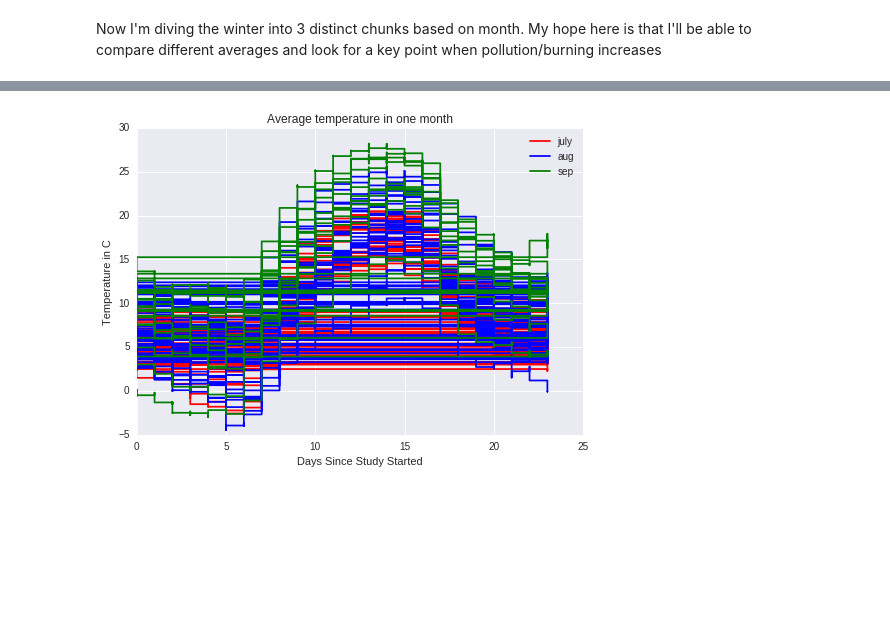
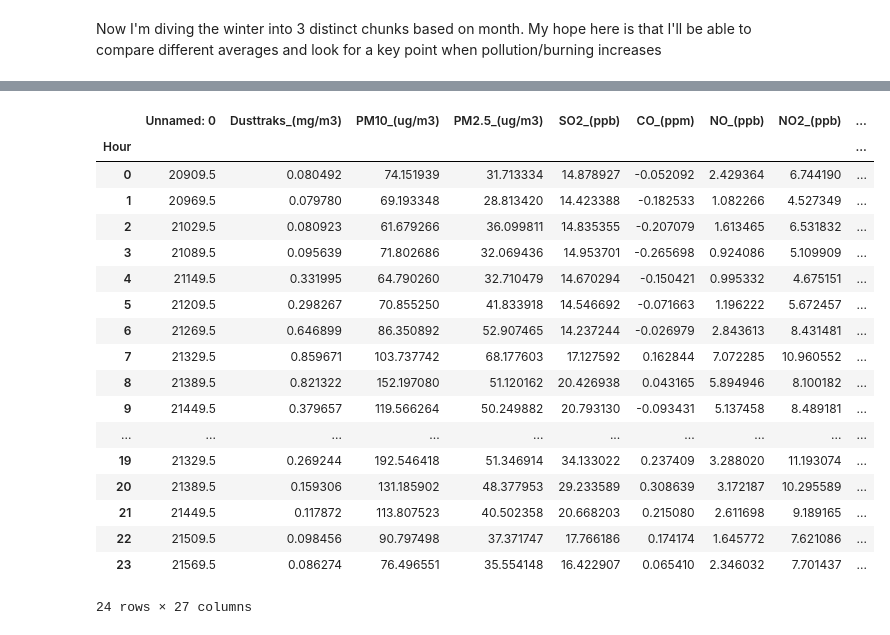
Before and after one commit to BrennaManning/DataScience2016FP, a Jupyter notebook: Beginnings-Mack.ipynb, the cells around one changed output, grey strips where cells are left out. Drawn from its saved outputs; the diff is of its cells as text; code cells hidden in the pictures; blank space fills up the shorter version.

```diff
--- a/Beginnings-Mack.ipynb
+++ b/Beginnings-Mack.ipynb
@@ -203,6 +215,25 @@ def plot_all_months(df,df2,df3,header1,header2):
     plt.title('Average temperature in one month')
     plt.show()
 # %%
-plot_all_months(julydf, augustdf, sepdf, 'Hour', 'Temperature_(degC)')
+#plot_all_months(julydf, augustdf, sepdf, 'Hour', 'Temperature_(degC)')
+julydf.groupby('Hour').mean()
 # %% [output]
-[figure, removed]
+|  | Unnamed: 0 | Dusttraks_(mg/m3) | PM10_(ug/m3) | PM2.5_(ug/m3) | SO2_(ppb) | CO_(ppm) | NO_(ppb) | NO2_(ppb) | ... |
+| Hour |  |  |  |  |  |  |  |  | ... |
+| 0 | 20909.5 | 0.080492 | 74.151939 | 31.713334 | 14.878927 | -0.052092 | 2.429364 | 6.744190 | ... |
+| 1 | 20969.5 | 0.079780 | 69.193348 | 28.813420 | 14.423388 | -0.182533 | 1.082266 | 4.527349 | ... |
+| 2 | 21029.5 | 0.080923 | 61.679266 | 36.099811 | 14.835355 | -0.207079 | 1.613465 | 6.531832 | ... |
+| 3 | 21089.5 | 0.095639 | 71.802686 | 32.069436 | 14.953701 | -0.265698 | 0.924086 | 5.109909 | ... |
+| 4 | 21149.5 | 0.331995 | 64.790260 | 32.710479 | 14.670294 | -0.150421 | 0.995332 | 4.675151 | ... |
+| 5 | 21209.5 | 0.298267 | 70.855250 | 41.833918 | 14.546692 | -0.071663 | 1.196222 | 5.672457 | ... |
+| 6 | 21269.5 | 0.646899 | 86.350892 | 52.907465 | 14.237244 | -0.026979 | 2.843613 | 8.431481 | ... |
+| 7 | 21329.5 | 0.859671 | 103.737742 | 68.177603 | 17.127592 | 0.162844 | 7.072285 | 10.960552 | ... |
+| 8 | 21389.5 | 0.821322 | 152.197080 | 51.120162 | 20.426938 | 0.043165 | 5.894946 | 8.100182 | ... |
+| 9 | 21449.5 | 0.379657 | 119.566264 | 50.249882 | 20.793130 | -0.093431 | 5.137458 | 8.489181 | ... |
+| ... | ... | ... | ... | ... | ... | ... | ... | ... | ... |
+| 19 | 21329.5 | 0.269244 | 192.546418 | 51.346914 | 34.133022 | 0.237409 | 3.288020 | 11.193074 | ... |
+| 20 | 21389.5 | 0.159306 | 131.185902 | 48.377953 | 29.233589 | 0.308639 | 3.172187 | 10.295589 | ... |
+| 21 | 21449.5 | 0.117872 | 113.807523 | 40.502358 | 20.668203 | 0.215080 | 2.611698 | 9.189165 | ... |
+| 22 | 21509.5 | 0.098456 | 90.797498 | 37.371747 | 17.766186 | 0.174174 | 1.645772 | 7.621086 | ... |
+| 23 | 21569.5 | 0.086274 | 76.496551 | 35.554148 | 16.422907 | 0.065410 | 2.346032 | 7.701437 | ... |
+24 rows × 27 columns
```
Also changed, not shown: parts of 10 cells of this notebook.
